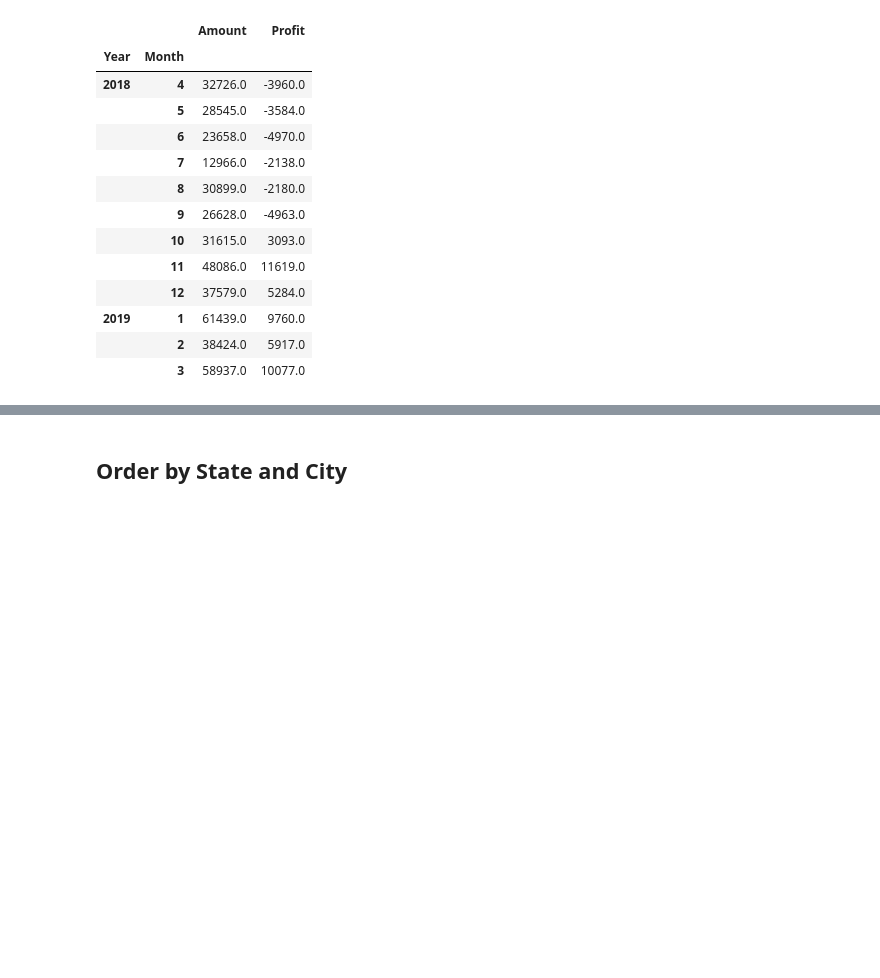
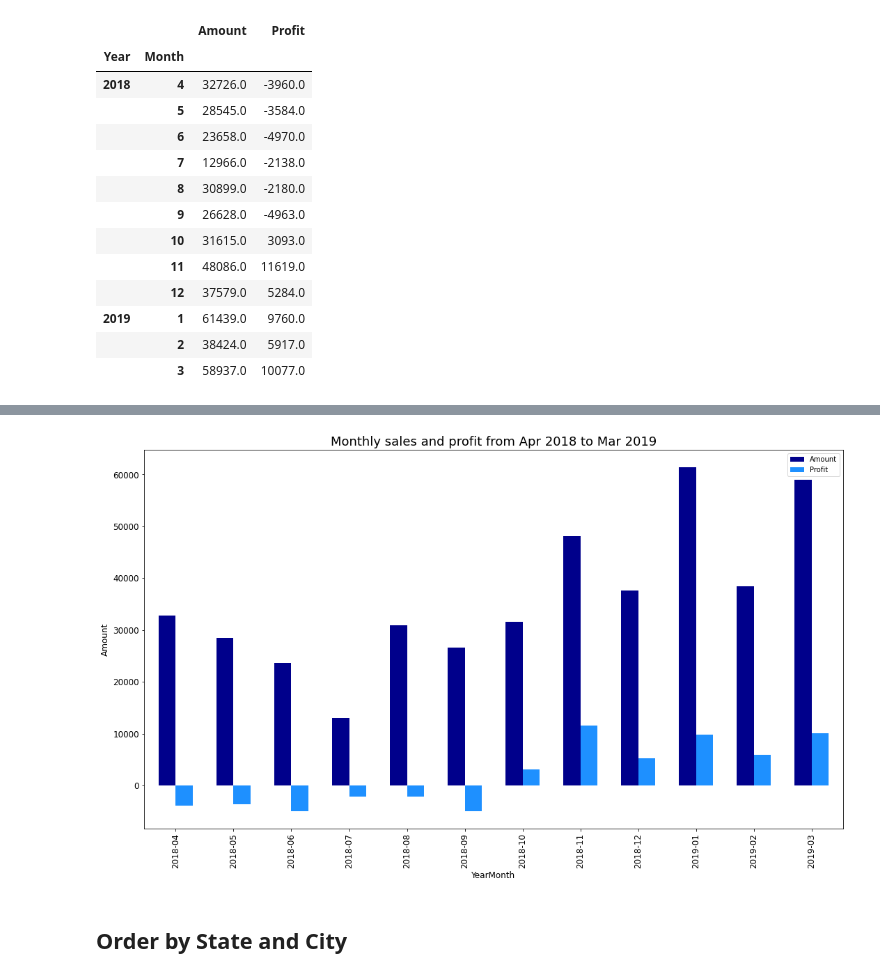
Before and after one commit to thaoothuuu/E-Commerce, a Jupyter notebook: Sales.ipynb, the cells around one changed output, grey strips where cells are left out. Saved outputs shown, nothing was run; the diff lists cells and outputs as text; code cells hidden in the pictures; blank space fills up the shorter version.

```diff
--- a/Sales.ipynb
+++ b/Sales.ipynb
@@ -416,3 +417,11 @@ plt.show()
+# %%
+ax = order_by_yearmonth.plot(x='YearMonth', y=['Amount','Profit'],kind='bar',width = 0.6, figsize=(18, 10), legend=True, fontsize=12, color = ["DarkBlue",'DodgerBlue'])
+ax.set_xlabel("YearMonth", fontsize=12)
+ax.set_ylabel("Amount", fontsize=12)
+plt.title('Monthly sales and profit from Apr 2018 to Mar 2019',fontdict = {'fontsize' : 18})
+plt.show()
+# %% [output]
+[figure, added]
 # %% [markdown]
 ## Order by State and City
 # %%
```
Also changed, not shown: parts of 34 cells of this notebook.
